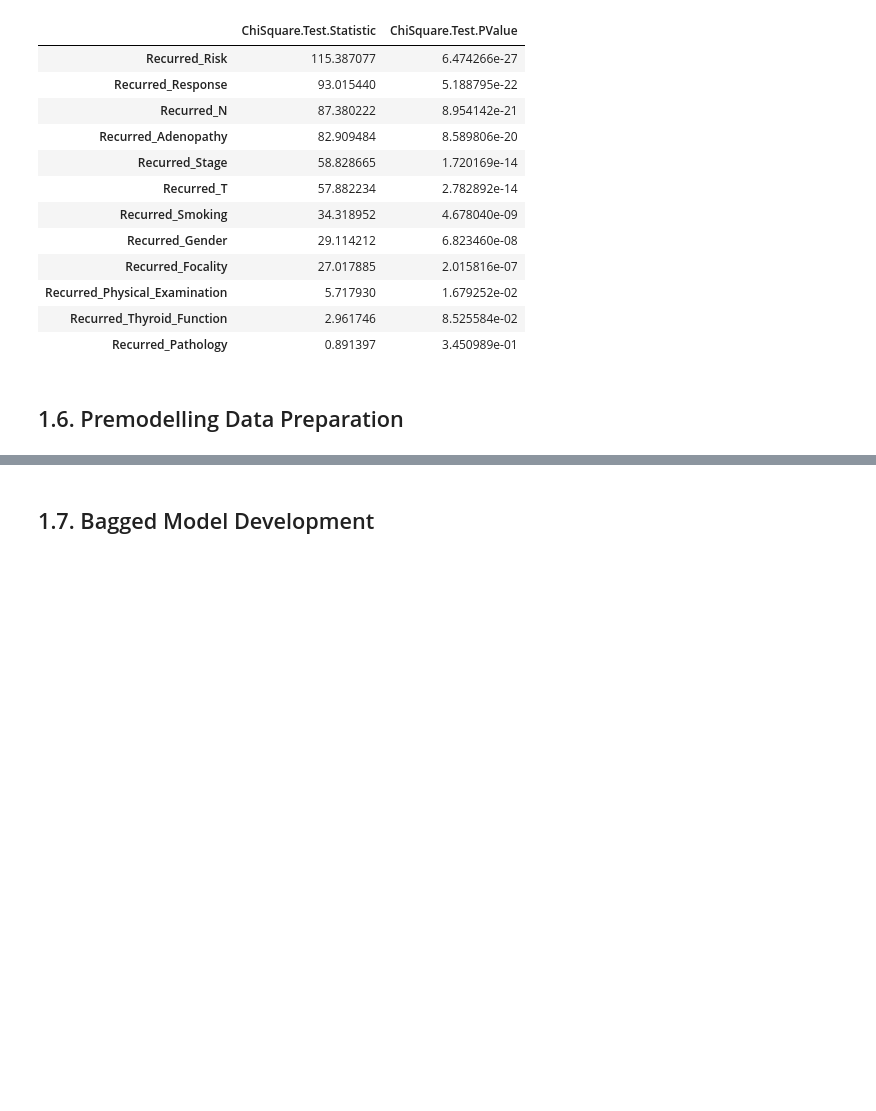
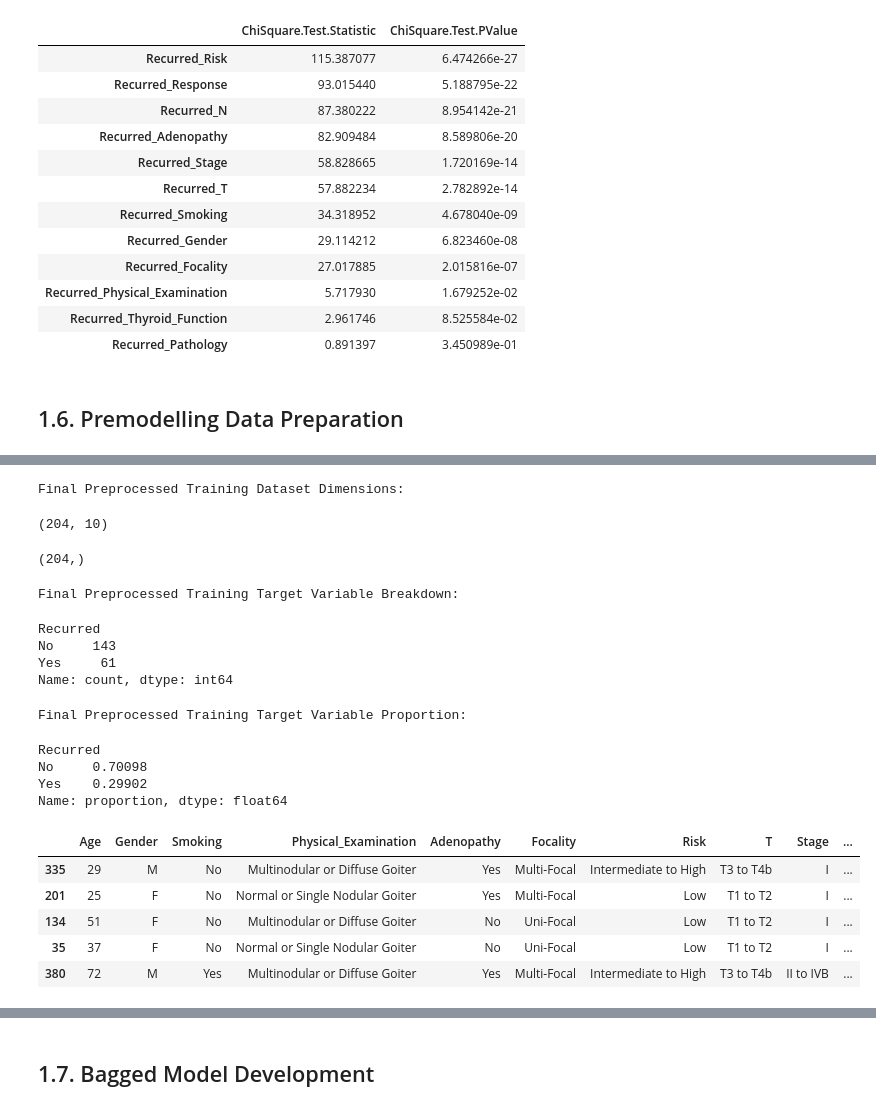
Before and after one commit to JohnPaulinePineda/Portfolio_Project_59, a Jupyter notebook: codes/LeveragingEnsembleLearningWithBaggingBoostingStackingAndBlendingApproaches.ipynb, the cells around one changed output, grey strips where cells are left out. Drawn from its saved outputs; the diff is of its cells as text; code cells hidden in the pictures; blank space fills up the shorter version.

Commit message:
Formulated the Python Notebook
Updated Preprocessing Pipeline Development

```diff
--- a/codes/LeveragingEnsembleLearningWithBaggingBoostingStackingAndBlendingApproaches.ipynb
+++ b/codes/LeveragingEnsembleLearningWithBaggingBoostingStackingAndBlendingApproaches.ipynb
@@ -156,7 +155,6 @@ from sklearn.model_selection import train_test_split, GridSearchCV, cross_val_sc
 # Defining file paths
 ##################################
 DATASETS_ORIGINAL_PATH = r"datasets\original"
-DATASETS_PREPROCESSED_PATH = r"datasets\preprocessed"
 DATASETS_FINAL_PATH = r"datasets\final\complete"
 DATASETS_FINAL_TRAIN_PATH = r"datasets\final\train"
 DATASETS_FINAL_TRAIN_FEATURES_PATH = r"datasets\final\train\features"
@@ -167,6 +165,16 @@ DATASETS_FINAL_VALIDATION_TARGET_PATH = r"datasets\final\validation\target"
 DATASETS_FINAL_TEST_PATH = r"datasets\final\test"
 DATASETS_FINAL_TEST_FEATURES_PATH = r"datasets\final\test\features"
 DATASETS_FINAL_TEST_TARGET_PATH = r"datasets\final\test\target"
+DATASETS_PREPROCESSED_PATH = r"datasets\preprocessed"
+DATASETS_PREPROCESSED_TRAIN_PATH = r"datasets\preprocessed\train"
+DATASETS_PREPROCESSED_TRAIN_FEATURES_PATH = r"datasets\preprocessed\train\features"
+DATASETS_PREPROCESSED_TRAIN_TARGET_PATH = r"datasets\preprocessed\train\target"
+DATASETS_PREPROCESSED_VALIDATION_PATH = r"datasets\preprocessed\validation"
+DATASETS_PREPROCESSED_VALIDATION_FEATURES_PATH = r"datasets\preprocessed\validation\features"
+DATASETS_PREPROCESSED_VALIDATION_TARGET_PATH = r"datasets\preprocessed\validation\target"
+DATASETS_PREPROCESSED_TEST_PATH = r"datasets\preprocessed\test"
+DATASETS_PREPROCESSED_TEST_FEATURES_PATH = r"datasets\preprocessed\test\features"
+DATASETS_PREPROCESSED_TEST_TARGET_PATH = r"datasets\preprocessed\test\target"
 MODELS_PATH = r"models"
 # %%
 ##################################
@@ -1822,0 +1997,39 @@ display(thyroid_cancer_categorical_summary.sort_values(by=['ChiSquare.Test.PValu
+# %%
+##################################
+# Applying the preprocessing pipeline
+# to the train data
+##################################
+thyroid_cancer_preprocessed_train = preprocess_dataset(thyroid_cancer_train)
+X_preprocessed_train = thyroid_cancer_preprocessed_train.drop('Recurred', axis = 1)
+y_preprocessed_train = thyroid_cancer_preprocessed_train['Recurred']
+thyroid_cancer_preprocessed_train.to_csv(os.path.join("..", DATASETS_PREPROCESSED_TRAIN_PATH, "thyroid_cancer_preprocessed_train.csv"), index=False)
+X_preprocessed_train.to_csv(os.path.join("..", DATASETS_PREPROCESSED_TRAIN_FEATURES_PATH, "X_preprocessed_train.csv"), index=False)
+y_preprocessed_train.to_csv(os.path.join("..", DATASETS_PREPROCESSED_TRAIN_TARGET_PATH, "y_preprocessed_train.csv"), index=False)
+print('Final Preprocessed Training Dataset Dimensions: ')
+display(X_preprocessed_train.shape)
+display(y_preprocessed_train.shape)
+print('Final Preprocessed Training Target Variable Breakdown: ')
+display(y_preprocessed_train.value_counts())
+print('Final Preprocessed Training Target Variable Proportion: ')
+display(y_preprocessed_train.value_counts(normalize = True))
+thyroid_cancer_preprocessed_train.head()
+# %% [output]
+Final Preprocessed Training Dataset Dimensions:
+(204, 10)
+(204,)
+Final Preprocessed Training Target Variable Breakdown:
+Recurred
+No     143
+Yes     61
+Name: count, dtype: int64
+Final Preprocessed Training Target Variable Proportion:
+Recurred
+No     0.70098
+Yes    0.29902
+Name: proportion, dtype: float64
+|  | Age | Gender | Smoking | Physical_Examination | Adenopathy | Focality | Risk | T | Stage | ... |
+| 335 | 29 | M | No | Multinodular or Diffuse Goiter | Yes | Multi-Focal | Intermediate to High | T3 to T4b | I | ... |
+| 201 | 25 | F | No | Normal or Single Nodular Goiter | Yes | Multi-Focal | Low | T1 to T2 | I | ... |
+| 134 | 51 | F | No | Multinodular or Diffuse Goiter | No | Uni-Focal | Low | T1 to T2 | I | ... |
+| 35 | 37 | F | No | Normal or Single Nodular Goiter | No | Uni-Focal | Low | T1 to T2 | I | ... |
+| 380 | 72 | M | Yes | Multinodular or Diffuse Goiter | Yes | Multi-Focal | Intermediate to High | T3 to T4b | II to IVB | ... |
```
Also changed, not shown: parts of 12 cells of this notebook, 8 other files.
